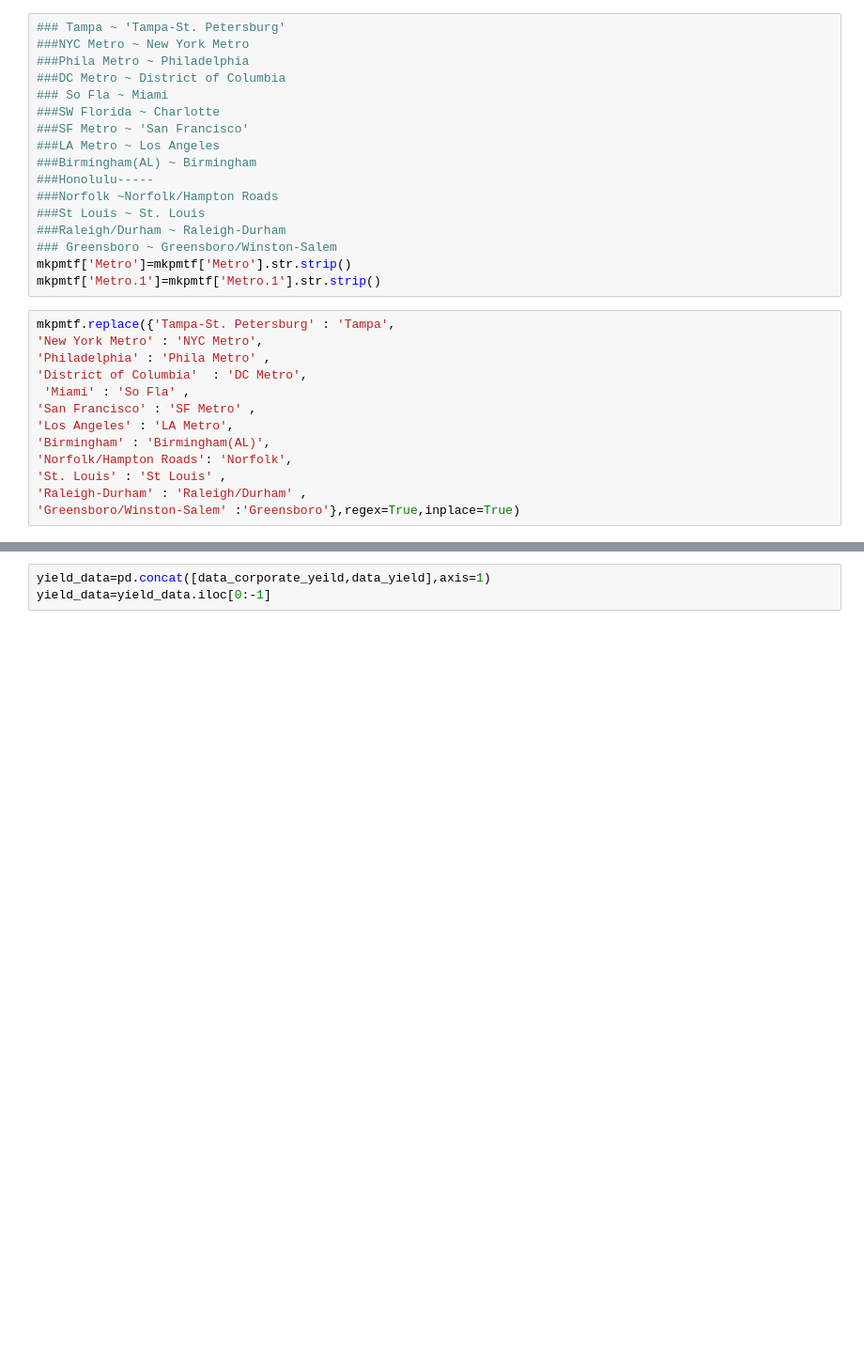
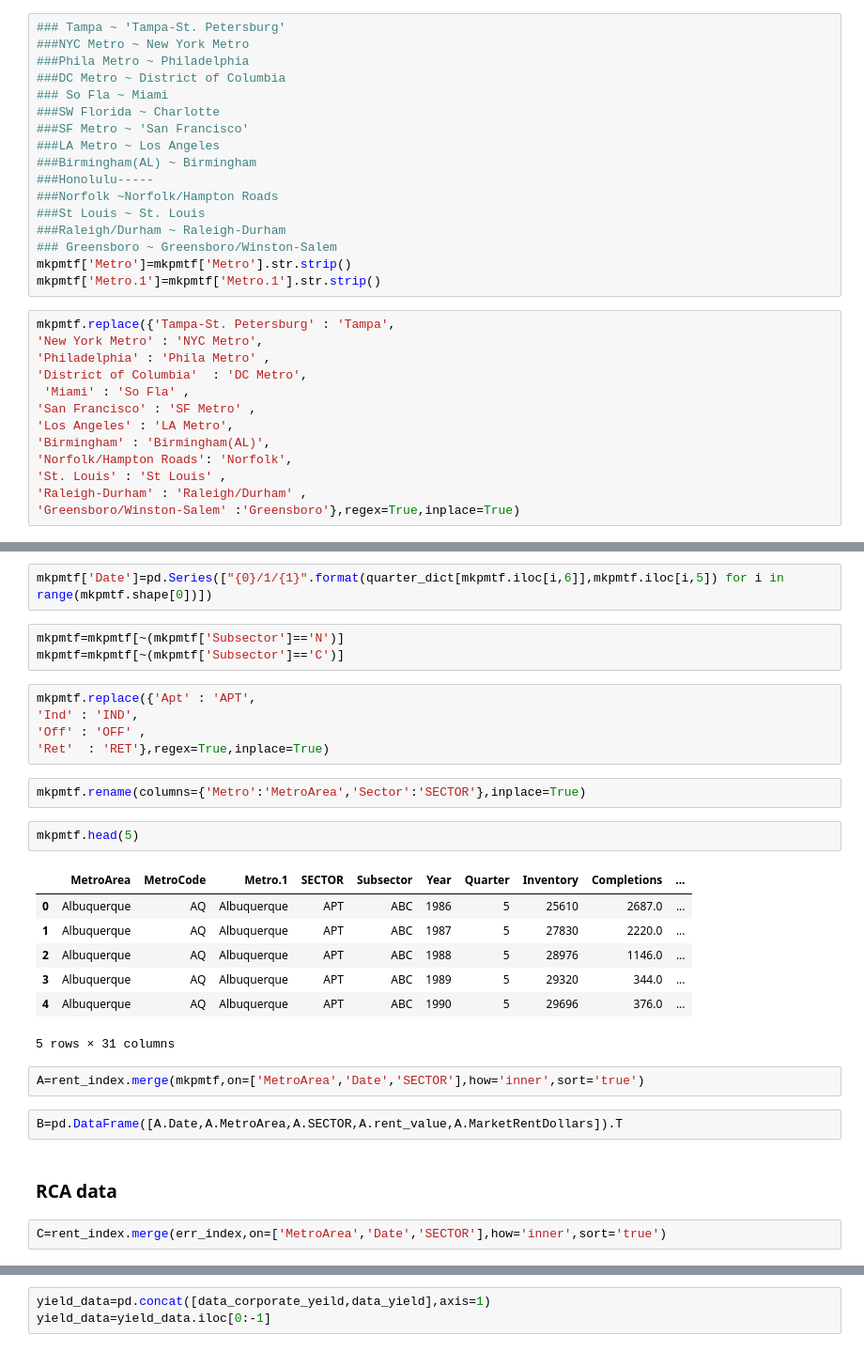
Before and after one commit to icounter/CRE-model, a Jupyter notebook: Untitled1.ipynb, the cells around one changed output, grey strips where cells are left out. Shown at 94% size. Cells and saved outputs as stored; diff of their text form; blank space fills up the shorter version.

```diff
--- a/Untitled1.ipynb
+++ b/Untitled1.ipynb
@@ -422,0 +444,30 @@ mkpmtf.replace({'Tampa-St. Petersburg' : 'Tampa',
+# %%
+mkpmtf['Date']=pd.Series(["{0}/1/{1}".format(quarter_dict[mkpmtf.iloc[i,6]],mkpmtf.iloc[i,5]) for i in range(mkpmtf.shape[0])])
+# %%
+mkpmtf=mkpmtf[~(mkpmtf['Subsector']=='N')]
+mkpmtf=mkpmtf[~(mkpmtf['Subsector']=='C')]
+# %%
+mkpmtf.replace({'Apt' : 'APT',
+'Ind' : 'IND',
+'Off' : 'OFF' ,
+'Ret'  : 'RET'},regex=True,inplace=True)
+# %%
+mkpmtf.rename(columns={'Metro':'MetroArea','Sector':'SECTOR'},inplace=True)
+# %%
+mkpmtf.head(5)
+# %% [output]
+|  | MetroArea | MetroCode | Metro.1 | SECTOR | Subsector | Year | Quarter | Inventory | Completions | ... |
+| 0 | Albuquerque | AQ | Albuquerque | APT | ABC | 1986 | 5 | 25610 | 2687.0 | ... |
+| 1 | Albuquerque | AQ | Albuquerque | APT | ABC | 1987 | 5 | 27830 | 2220.0 | ... |
+| 2 | Albuquerque | AQ | Albuquerque | APT | ABC | 1988 | 5 | 28976 | 1146.0 | ... |
+| 3 | Albuquerque | AQ | Albuquerque | APT | ABC | 1989 | 5 | 29320 | 344.0 | ... |
+| 4 | Albuquerque | AQ | Albuquerque | APT | ABC | 1990 | 5 | 29696 | 376.0 | ... |
+5 rows × 31 columns
+# %%
+A=rent_index.merge(mkpmtf,on=['MetroArea','Date','SECTOR'],how='inner',sort='true')
+# %%
+B=pd.DataFrame([A.Date,A.MetroArea,A.SECTOR,A.rent_value,A.MarketRentDollars]).T
+# %% [markdown]
+### RCA data
+# %%
+C=rent_index.merge(err_index,on=['MetroArea','Date','SECTOR'],how='inner',sort='true')
```
Also changed, not shown: parts of 31 cells of this notebook.
